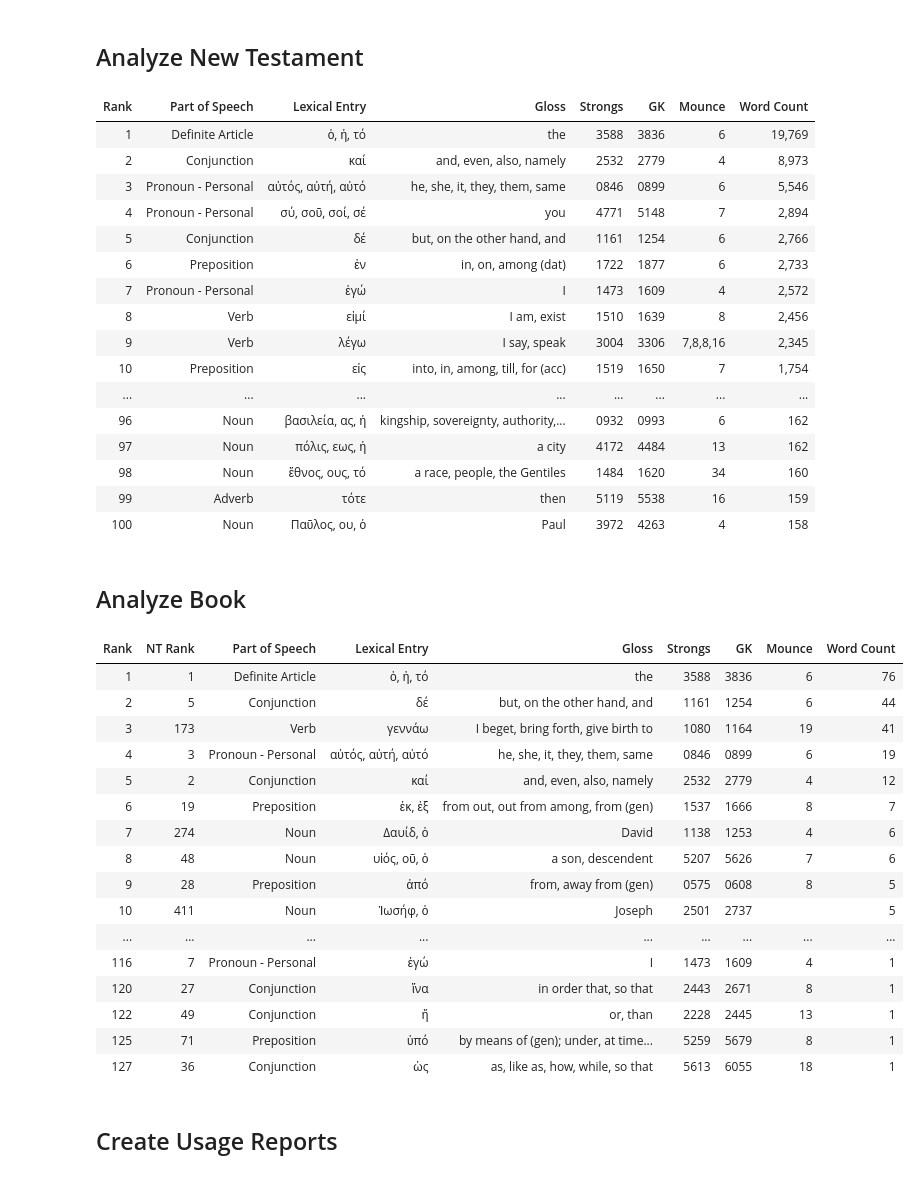
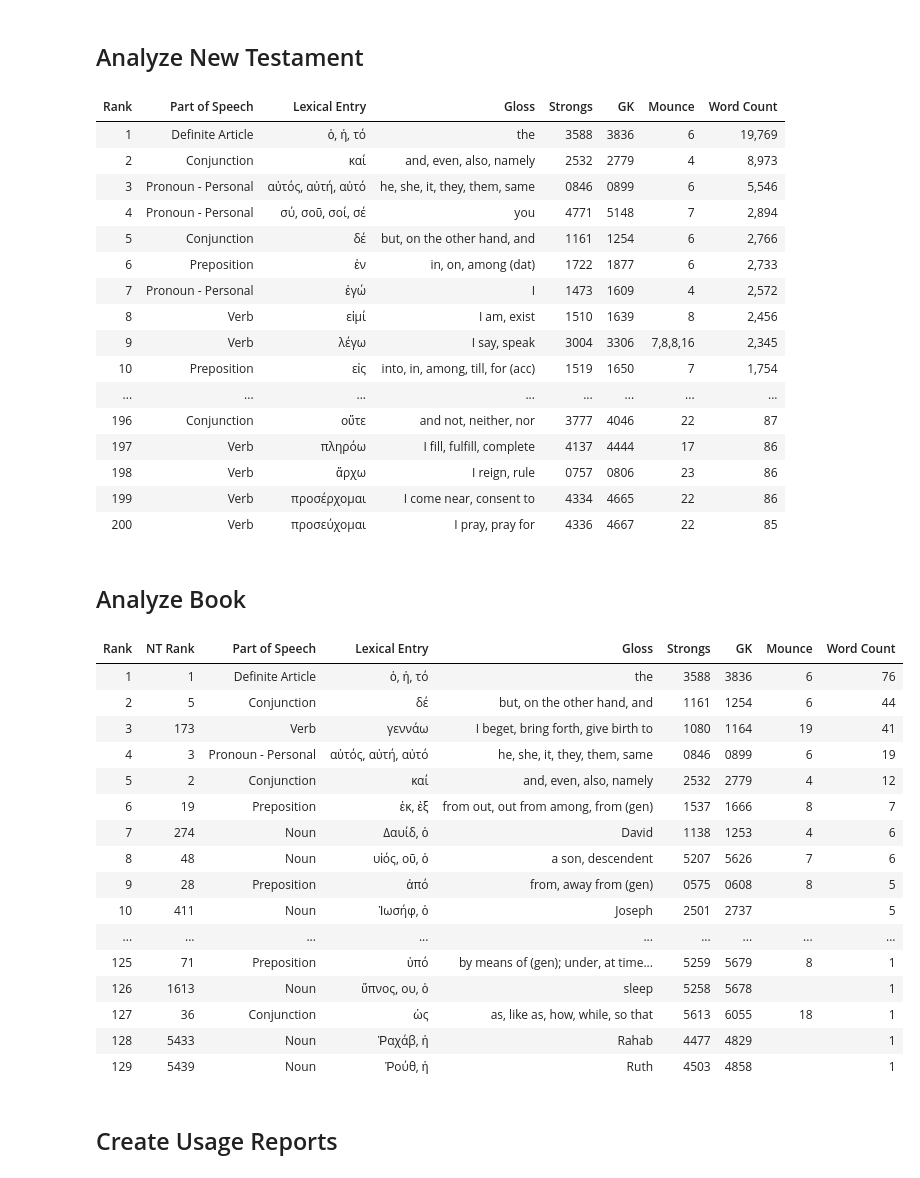
Before and after one commit to rgtodd/bible-sdk, a Jupyter notebook: BibleNotebook/Analyze Text.ipynb, the cells around one changed output. Saved outputs shown, nothing was run; the diff lists cells and outputs as text; code cells hidden in the pictures.

Commit message:
Parameterize word count

```diff
--- a/BibleNotebook/Analyze Text.ipynb
+++ b/BibleNotebook/Analyze Text.ipynb
@@ -68,10 +68,11 @@ import pandas as pd
 
 class Report:
 
-    def __init__(self, df, properties):
+    def __init__(self, df, properties, word_count):
 
         self.df = df
         self.properties = dict(properties)
+        self.word_count = word_count
 
     def get_styler(self, highlight_nt_rank=True):
 
@@ -112,7 +113,7 @@ class Report:
         )
 
         if highlight_nt_rank & (NEW_TESTAMENT_WORD_INDEX in df_report):
-            report_styler = report_styler.apply(_select_col, axis=None)
+            report_styler = report_styler.apply(lambda df: _select_col(df, self.word_count), axis=None)
 
         return report_styler
 
@@ -129,10 +130,10 @@ def _format_mounce(value):
     return ",".join(value)
 
 
-def _select_col(df):
+def _select_col(df, word_count):
     c1 = "background-color: LightGreen"
     c2 = ""
-    mask = df[NEW_TESTAMENT_WORD_INDEX] > 100
+    mask = df[NEW_TESTAMENT_WORD_INDEX] > word_count
     df1 = pd.DataFrame(c2, index=df.index, columns=df.columns)
     df1.loc[mask, WORD_INDEX] = c1
     return df1
@@ -145,8 +146,9 @@ from pprint import pprint
 
 class Analyzer:
 
-    def __init__(self):
+    def __init__(self, word_count):
         self.enable_dump = False
+        self.word_count = word_count
 
     def load_data(self):
         self.DF_MORPHGNT = pd.read_csv(MORPHGNT_CSV, index_col=INDEX)
@@ -171,7 +173,7 @@ class Analyzer:
 
     def get_new_testament_report(self):
 
-        report_df = self._create_report_df(self.DF_MORPHGNT).head(100)
+        report_df = self._create_report_df(self.DF_MORPHGNT).head(self.word_count)
 
         percentage = report_df[WORD_PERCENTAGE_CUMULATIVE].max()
 
@@ -185,6 +187,7 @@ class Analyzer:
                 "Vocabulary Word Count": len(report_df),
                 "Vocabulary Percentage": f"{percentage:.2%}",
             },
+            self.word_count
         )
 
     def get_book_report(self, book, chapter=None, add_nt_word_index=None):
@@ -203,21 +206,21 @@ class Analyzer:
                 loc=1, column=NEW_TESTAMENT_WORD_INDEX, value=new_testament_word_index
             )
 
-        book_top_100 = report_df[
-            (report_df[WORD_INDEX] <= 100)
-            | (report_df[NEW_TESTAMENT_WORD_INDEX] <= 100)
+        book_top_words = report_df[
+            (report_df[WORD_INDEX] <= self.word_count)
+            | (report_df[NEW_TESTAMENT_WORD_INDEX] <= self.word_count)
         ]
-        book_top_100 = book_top_100.drop(columns=[WORD_PERCENTAGE_CUMULATIVE])
-        book_top_100[WORD_PERCENTAGE_CUMULATIVE] = book_top_100[
+        book_top_words = book_top_words.drop(columns=[WORD_PERCENTAGE_CUMULATIVE])
+        book_top_words[WORD_PERCENTAGE_CUMULATIVE] = book_top_words[
             WORD_PERCENTAGE
         ].cumsum()
 
-        new_words = book_top_100[
-            (book_top_100[WORD_INDEX] <= 100)
-            & (book_top_100[NEW_TESTAMENT_WORD_INDEX] > 100)
+        new_words = book_top_words[
+            (book_top_words[WORD_INDEX] <= self.word_count)
+            & (book_top_words[NEW_TESTAMENT_WORD_INDEX] > self.word_count)
         ]
 
-        df = book_top_100.drop(columns=[WORD_PERCENTAGE, WORD_PERCENTAGE_CUMULATIVE])
+        df = book_top_words.drop(columns=[WORD_PERCENTAGE, WORD_PERCENTAGE_CUMULATIVE])
 
         return Report(
             df,
@@ -225,8 +228,9 @@ class Analyzer:
                 "Total Word Count": len(df_morphgnt_book),
                 "Unique Word Count": len(report_df),
                 "New Vocabulary Word Count": len(new_words),
-                "Total Vocabulary Percentage": f"{book_top_100[WORD_PERCENTAGE_CUMULATIVE].max():.2%}",
+                "Total Vocabulary Percentage": f"{book_top_words[WORD_PERCENTAGE_CUMULATIVE].max():.2%}",
             },
+            self.word_count
         )
 
     def _create_report_df(self, df_morphgnt):
@@ -282,15 +286,10 @@ class Analyzer:
             pprint(vars(object))
             print("-----")
             pprint(object)
-
-a = Analyzer()
-a.load_data()
-df = a.DF_MORPHGNT
-r = a._create_report_df(a.DF_MORPHGNT)
 # %% [markdown]
 ## Analyze New Testament
 # %%
-ANALYZER = Analyzer()
+ANALYZER = Analyzer(200)
 
 ANALYZER.load_data()
 
@@ -311,40 +310,40 @@ new_testament_report_styler
 | 9 | Verb | λέγω | I say, speak | 3004 | 3306 | 7,8,8,16 | 2,345 |
 | 10 | Preposition | εἰς | into, in, among, till, for (acc) | 1519 | 1650 | 7 | 1,754 |
 | ... | ... | ... | ... | ... | ... | ... | ... |
-| 96 | Noun | βασιλεία, ας, ἡ | kingship, sovereignty, authority,... | 0932 | 0993 | 6 | 162 |
-| 97 | Noun | πόλις, εως, ἡ | a city | 4172 | 4484 | 13 | 162 |
-| 98 | Noun | ἔθνος, ους, τό | a race, people, the Gentiles | 1484 | 1620 | 34 | 160 |
-| 99 | Adverb | τότε | then | 5119 | 5538 | 16 | 159 |
-| 100 | Noun | Παῦλος, ου, ὁ | Paul | 3972 | 4263 | 4 | 158 |
+| 196 | Conjunction | οὔτε | and not, neither, nor | 3777 | 4046 | 22 | 87 |
+| 197 | Verb | πληρόω | I fill, fulfill, complete | 4137 | 4444 | 17 | 86 |
+| 198 | Verb | ἄρχω | I reign, rule | 0757 | 0806 | 23 | 86 |
+| 199 | Verb | προσέρχομαι | I come near, consent to | 4334 | 4665 | 22 | 86 |
+| 200 | Verb | προσεύχομαι | I pray, pray for | 4336 | 4667 | 22 | 85 |
 # %% [markdown]
 ## Analyze Book
 # %%
-ANALYZER = Analyzer()
+ANALYZER = Analyzer(200)
 
 ANALYZER.load_data()
 
 book_report = ANALYZER.get_book_report(1, 1, add_nt_word_index=True)
 
 report_styler = book_report.get_styler()
 report_styler
 # %% [output]
 | Rank | NT Rank | Part of Speech | Lexical Entry | Gloss | Strongs | GK | Mounce | Word Count |
 | 1 | 1 | Definite Article | ὁ, ἡ, τό | the | 3588 | 3836 | 6 | 76 |
 | 2 | 5 | Conjunction | δέ | but, on the other hand, and | 1161 | 1254 | 6 | 44 |
 | 3 | 173 | Verb | γεννάω | I beget, bring forth, give birth to | 1080 | 1164 | 19 | 41 |
 | 4 | 3 | Pronoun - Personal | αὐτός, αὐτή, αὐτό | he, she, it, they, them, same | 0846 | 0899 | 6 | 19 |
 | 5 | 2 | Conjunction | καί | and, even, also, namely | 2532 | 2779 | 4 | 12 |
 | 6 | 19 | Preposition | ἐκ, ἐξ | from out, out from among, from (gen) | 1537 | 1666 | 8 | 7 |
 | 7 | 274 | Noun | Δαυίδ, ὁ | David | 1138 | 1253 | 4 | 6 |
 | 8 | 48 | Noun | υἱός, οῦ, ὁ | a son, descendent | 5207 | 5626 | 7 | 6 |
 | 9 | 28 | Preposition | ἀπό | from, away from (gen) | 0575 | 0608 | 8 | 5 |
 | 10 | 411 | Noun | Ἰωσήφ, ὁ | Joseph | 2501 | 2737 |  | 5 |
 | ... | ... | ... | ... | ... | ... | ... | ... | ... |
-| 116 | 7 | Pronoun - Personal | ἐγώ | I | 1473 | 1609 | 4 | 1 |
-| 120 | 27 | Conjunction | ἵνα | in order that, so that | 2443 | 2671 | 8 | 1 |
-| 122 | 49 | Conjunction | ἤ | or, than | 2228 | 2445 | 13 | 1 |
 | 125 | 71 | Preposition | ὑπό | by means of (gen); under, at time... | 5259 | 5679 | 8 | 1 |
+| 126 | 1613 | Noun | ὕπνος, ου, ὁ | sleep | 5258 | 5678 |  | 1 |
 | 127 | 36 | Conjunction | ὡς | as, like as, how, while, so that | 5613 | 6055 | 18 | 1 |
+| 128 | 5433 | Noun | Ῥαχάβ, ἡ | Rahab | 4477 | 4829 |  | 1 |
+| 129 | 5439 | Noun | Ῥούθ, ἡ | Ruth | 4503 | 4858 |  | 1 |
 # %% [markdown]
 ## Create Usage Reports
 # %%
```
Also changed, not shown: parts of 1 cell of this notebook.
